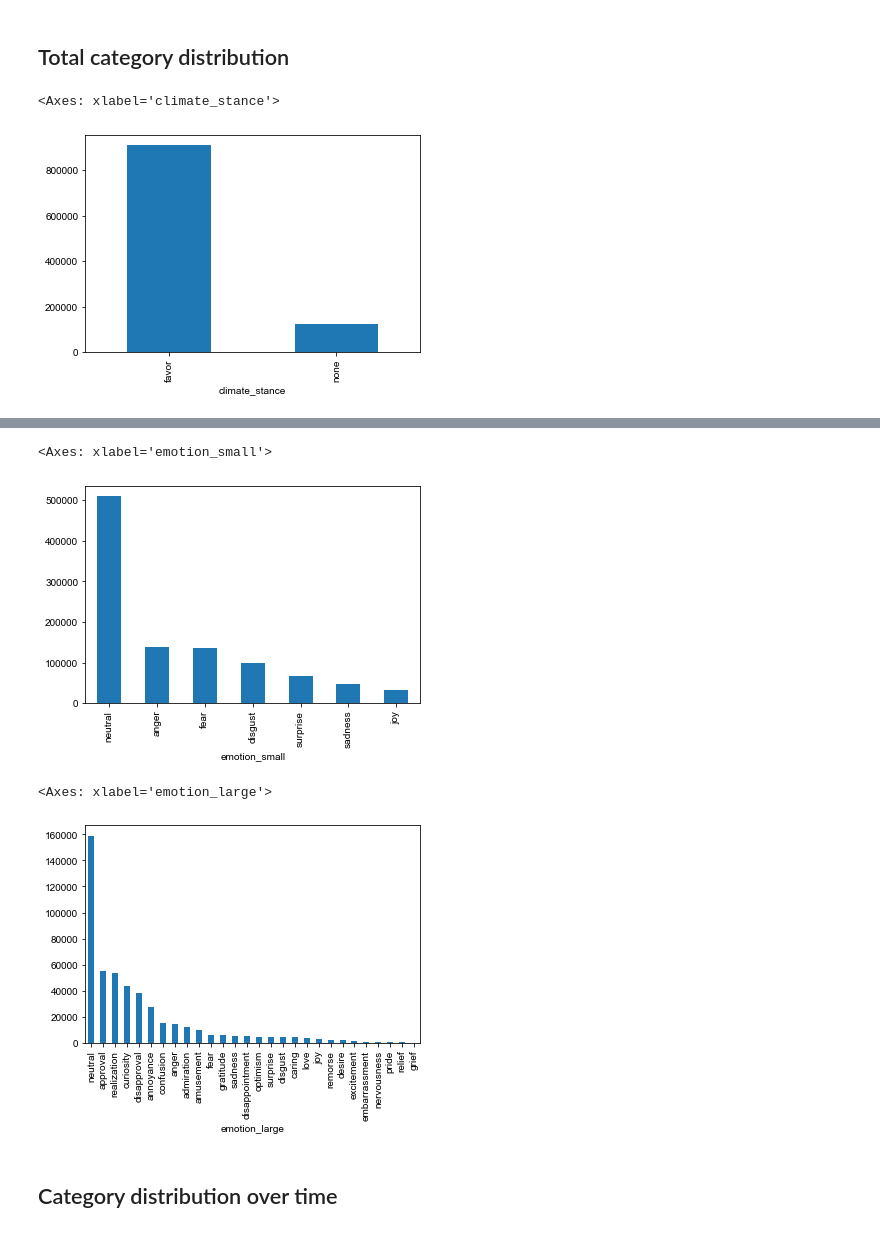
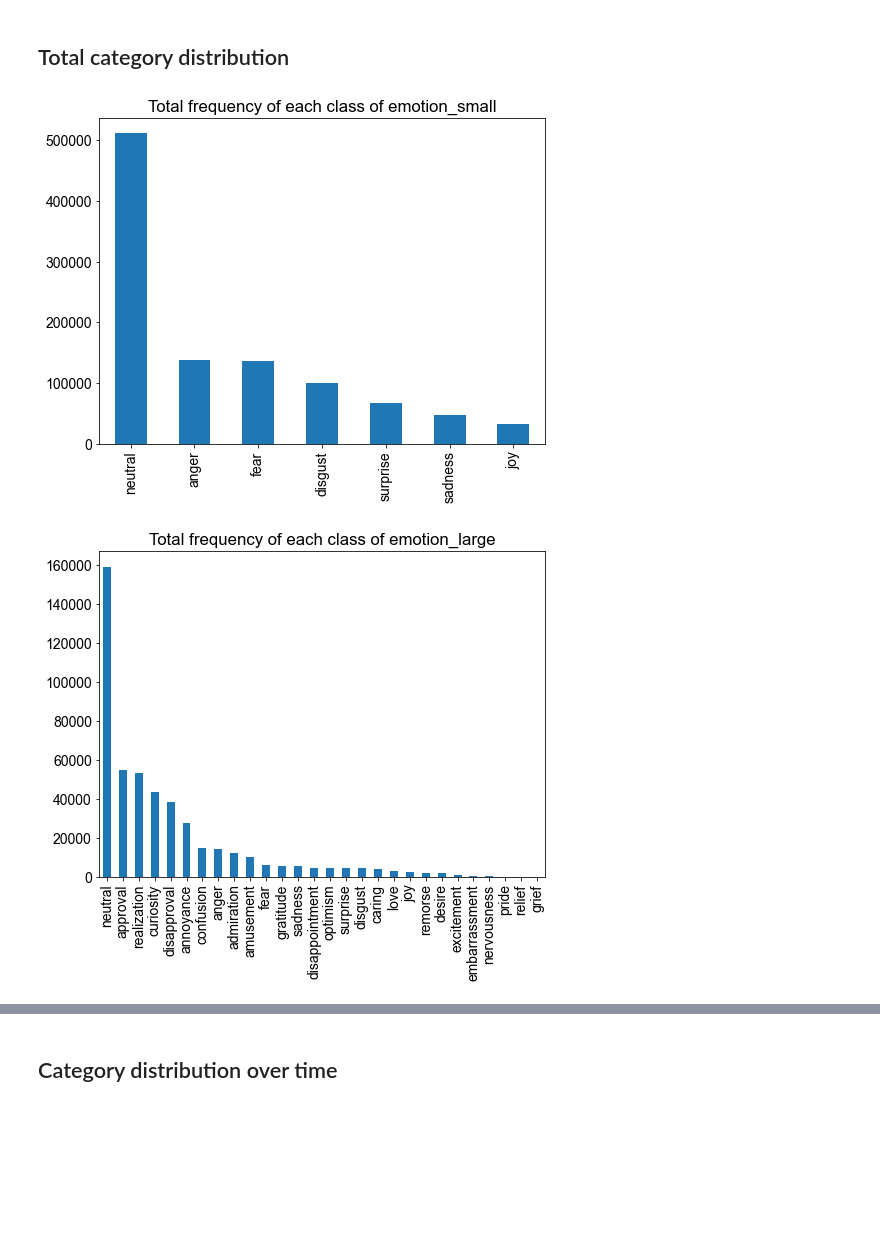
Before and after one commit to anjaghub/datascience_project_2023, a Jupyter notebook: 5_visualizations.ipynb, the cells around one changed output, grey strips where cells are left out. Saved outputs shown, nothing was run; the diff lists cells and outputs as text; code cells hidden in the pictures; blank space fills up the shorter version.

Commit message:
adds descriptive statistics and more plots

```diff
--- a/5_visualizations.ipynb
+++ b/5_visualizations.ipynb
@@ -28,0 +30,9 @@ df = pd.read_csv("data/comments_final_labels.csv", header=0, index_col=0)
+# %%
+# Remove posts with "political climate", if they do not also contain "climate change"
+def custom_filter(text):
+    if "political climate" in text and "climate change" not in text:
+        return False
+    return True
+
+df = df[df.body_clean_full.apply(custom_filter)]
+df.shape
@@ -40,3 +64,0 @@ df.shape
-# %%
-df = df[[False if "political climate" in i else True for i in df.body_clean_full]]
-df.shape
@@ -61,0 +87,10 @@ hqvjk8r
+# %%
+year = 2015
+
+# Subset of year
+df_year = df[df.created_year == year]
+
+# get top 10 topics and counts
+top10_topics = df_year.groupby(by="topic_name").id.count().sort_values(ascending=False).iloc[1:11]
+top10_topics_df = pd.DataFrame({"count": top10_topics}, index=top10_topics.index)
+df_year = df_year[[True if i in top10_topics.index else False for i in df_year.topic_name]] # keep only top 10 topics
@@ -61,0 +106,16 @@ hqvjk8r
+# %%
+# Most frequent label per topic and per year
+results_dict = {}
+for label in ["emotion_small", "emotion_large", "climate_stance", "sentiment_binary"]:
+    if label != "sentiment_binary":
+        df_year_temp = df_year[df_year[label] != "neutral"] # exclude neutral as always mode
+    results2 = df_year_temp.groupby(by=["topic_name"])[label].apply(lambda x: x.mode())
+    results_dict.update({label: results2})
+
+# Add results from sentiment
+descr_results_df = pd.DataFrame.from_dict(results_dict)
+descr_results_df = descr_results_df.merge(results1, right_index=True, left_on="topic_name")
+descr_results_df = descr_results_df.merge(top10_topics_df, right_index=True, left_on="topic_name")
+
+# Collected results
+descr_results_df
@@ -63,7 +136,11 @@ hqvjk8r
 ## Total category distribution
 # %%
 # Plot distribution
-df.groupby(by="climate_stance").climate_stance.count().sort_values(ascending=False).plot.bar()
+for label in ["emotion_small", "emotion_large", "climate_stance"]:
+    df.groupby(by=label)[label].count().sort_values(ascending=False).plot.bar()
+    plt.title(f"Total frequency of each class of {label}")
+    plt.xlabel("")
+    plt.show()
 # %% [output]
-<Axes: xlabel='climate_stance'>
-[figure, old version]
+[figure, new version]
+[figure, added]
@@ -70,14 +148,2 @@ df.groupby(by="climate_stance").climate_stance.count().sort_values(ascending=Fal
-# %%
-# Plot distribution
-df.groupby(by="emotion_small").emotion_small.count().sort_values(ascending=False).plot.bar()
-# %% [output]
-<Axes: xlabel='emotion_small'>
-[figure, removed]
-# %%
-# Plot distribution
-df.groupby(by="emotion_large").emotion_large.count().sort_values(ascending=False).plot.bar()
-# %% [output]
-<Axes: xlabel='emotion_large'>
-[figure, removed]
 # %% [markdown]
 ## Category distribution over time
```
Also changed, not shown: parts of 22 cells of this notebook.
